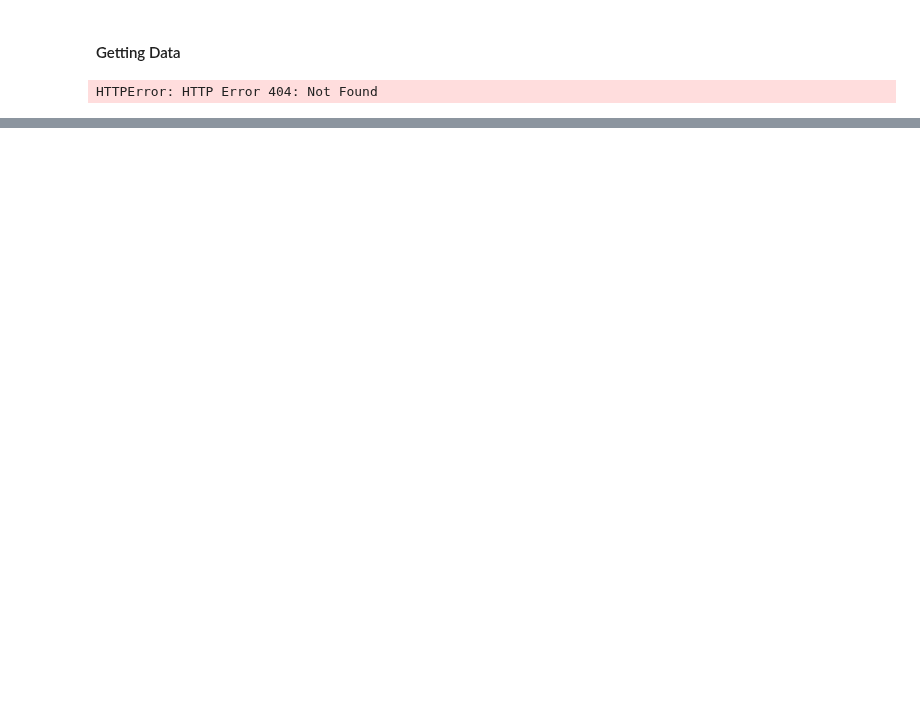
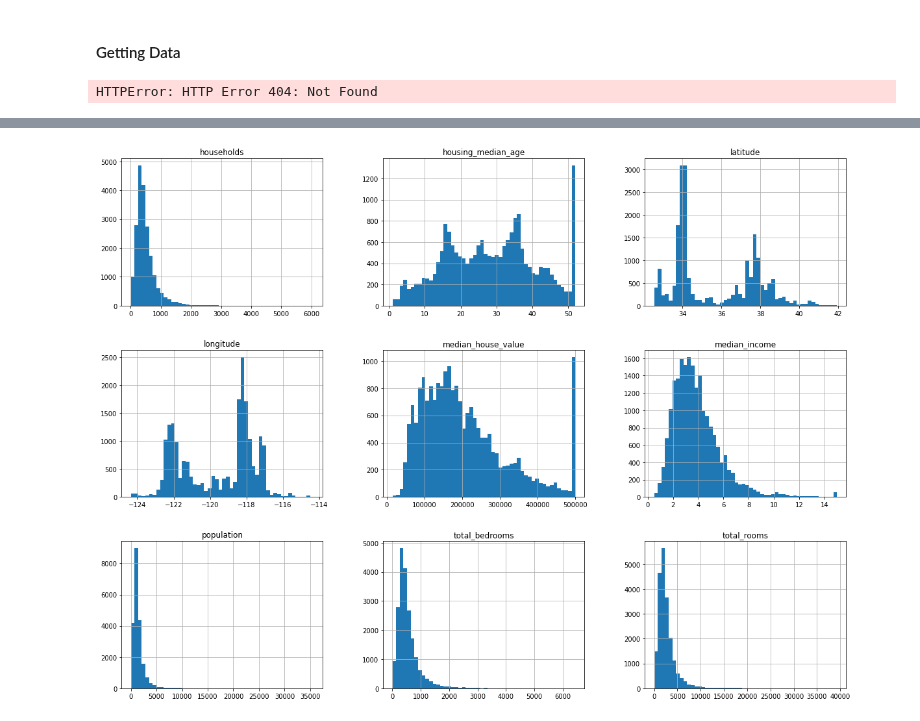
Before and after one commit to aserafim/statLearning, a Jupyter notebook: handsOnML/scripts/Chap2.ipynb, the cells around one changed output, grey strips where cells are left out. Saved outputs shown, nothing was run; the diff lists cells and outputs as text; code cells hidden in the pictures; blank space fills up the shorter version.

```diff
--- a/handsOnML/scripts/Chap2.ipynb
+++ b/handsOnML/scripts/Chap2.ipynb
@@ -36,0 +25,3 @@ Note: you may need to restart the kernel to use updated packages.
+# %%
+#get data
+housing = pd.read_csv("/home/aserafim/PycharmProjects/statLearning/handsOnML/data/housing2.csv")
@@ -36,0 +87,8 @@ Note: you may need to restart the kernel to use updated packages.
+# %%
+%matplotlib inline
+ # only in a Jupyter notebook
+import matplotlib.pyplot as plt
+housing.hist(bins=50, figsize=(20,15))
+plt.show()
+# %% [output]
+[figure, added]
```
Also changed, not shown: parts of 7 cells of this notebook.
